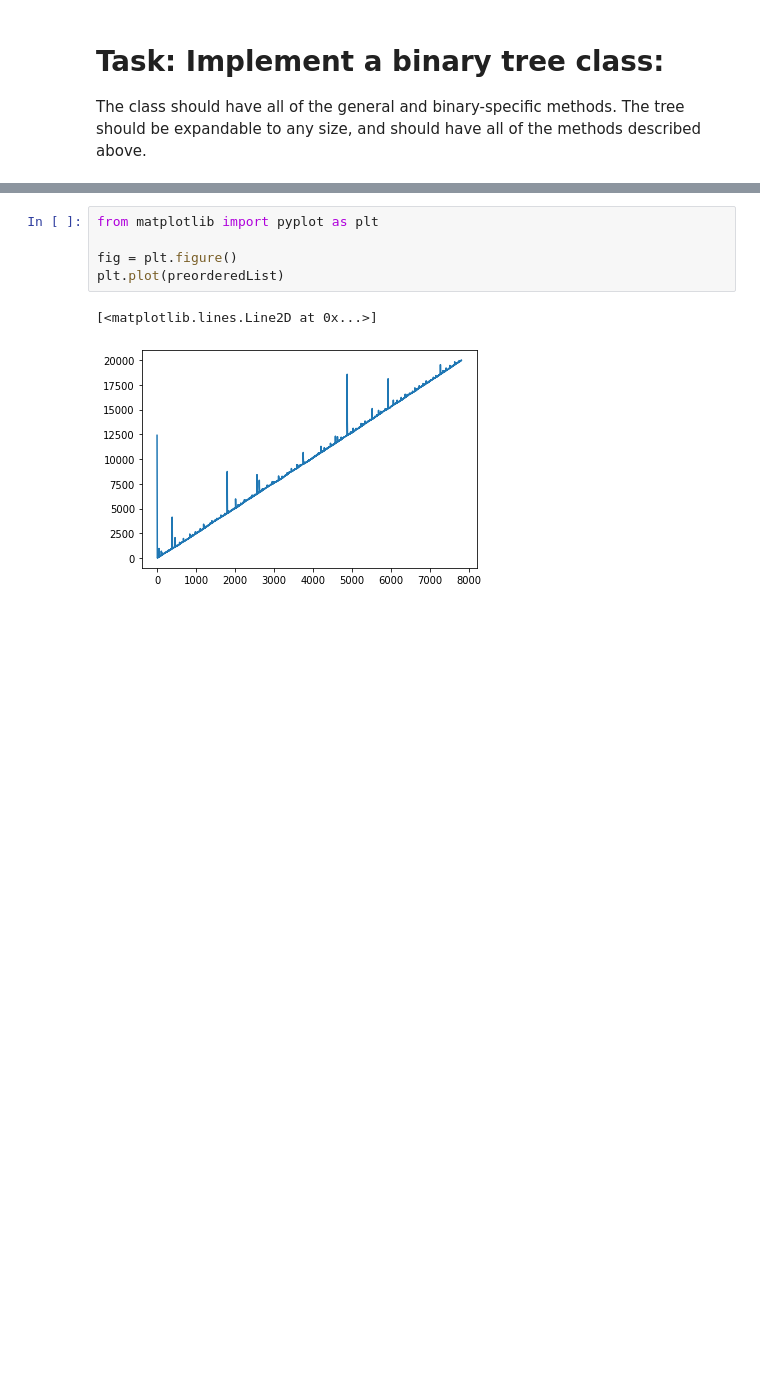
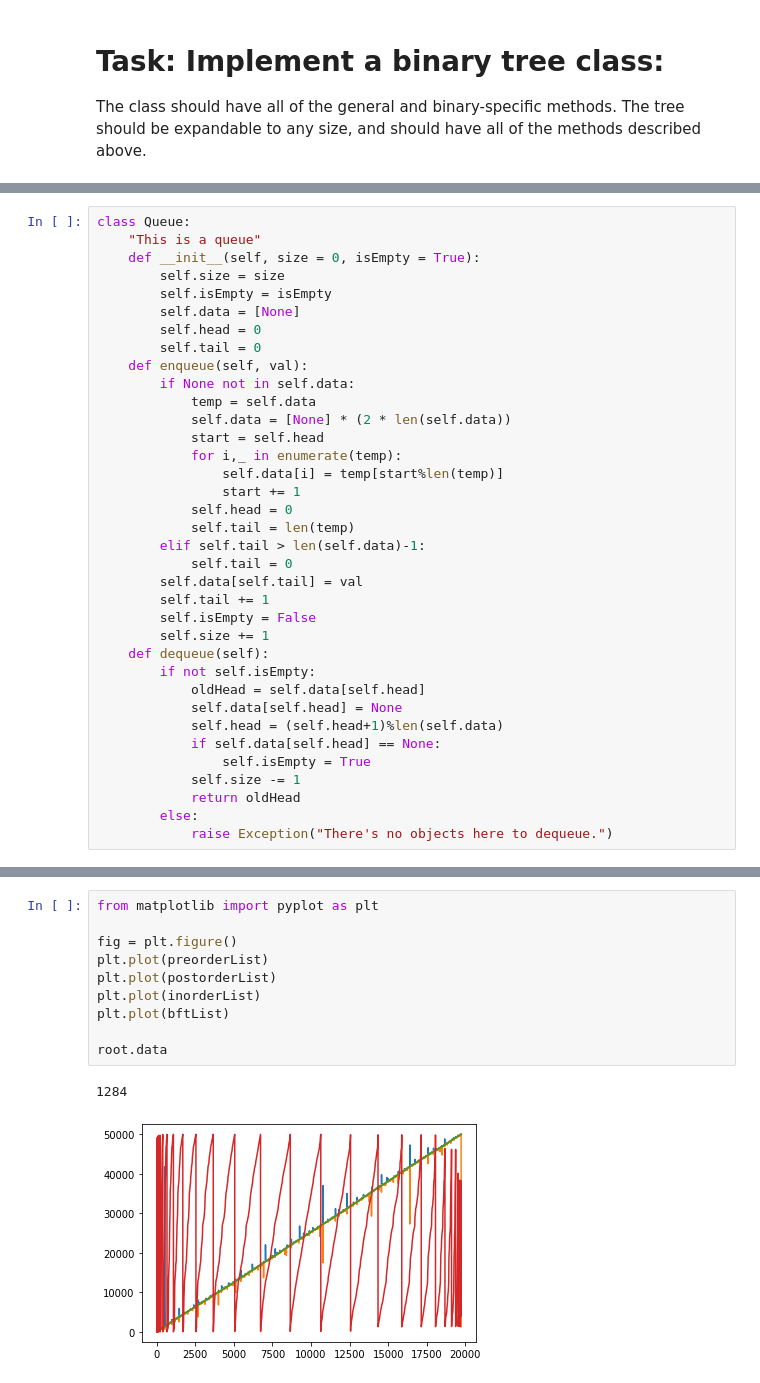
Before and after one commit to dstorer/ElliottPython, a Jupyter notebook: Trees.ipynb, the cells around one changed output, grey strips where cells are left out. Drawn from its saved outputs; the diff is of its cells as text; blank space fills up the shorter version.

```diff
--- a/Trees.ipynb
+++ b/Trees.ipynb
@@ -234,0 +218,36 @@ print(end-start)
+# %%
+class Queue:
+    "This is a queue"
+    def __init__(self, size = 0, isEmpty = True):
+        self.size = size
+        self.isEmpty = isEmpty
+        self.data = [None]
+        self.head = 0
+        self.tail = 0
+    def enqueue(self, val):
+        if None not in self.data:
+            temp = self.data
+            self.data = [None] * (2 * len(self.data))
+            start = self.head
+            for i,_ in enumerate(temp):
+                self.data[i] = temp[start%len(temp)]
+                start += 1
+            self.head = 0
+            self.tail = len(temp)
+        elif self.tail > len(self.data)-1:
+            self.tail = 0
+        self.data[self.tail] = val
+        self.tail += 1
+        self.isEmpty = False
+        self.size += 1
+    def dequeue(self):
+        if not self.isEmpty:
+            oldHead = self.data[self.head]
+            self.data[self.head] = None
+            self.head = (self.head+1)%len(self.data)
+            if self.data[self.head] == None:
+                self.isEmpty = True
+            self.size -= 1
+            return oldHead
+        else:
+            raise Exception("There's no objects here to dequeue.")
@@ -235,8 +332,13 @@ print(end-start)
 # %%
 from matplotlib import pyplot as plt
 
 fig = plt.figure()
-plt.plot(preorderedList)
+plt.plot(preorderList)
+plt.plot(postorderList)
+plt.plot(inorderList)
+plt.plot(bftList)
+
+root.data
 # %% [output]
-[<matplotlib.lines.Line2D at 0x...>]
+1284
-[figure, old version]
+[figure, new version]
```
Also changed, not shown: parts of 11 cells of this notebook.
